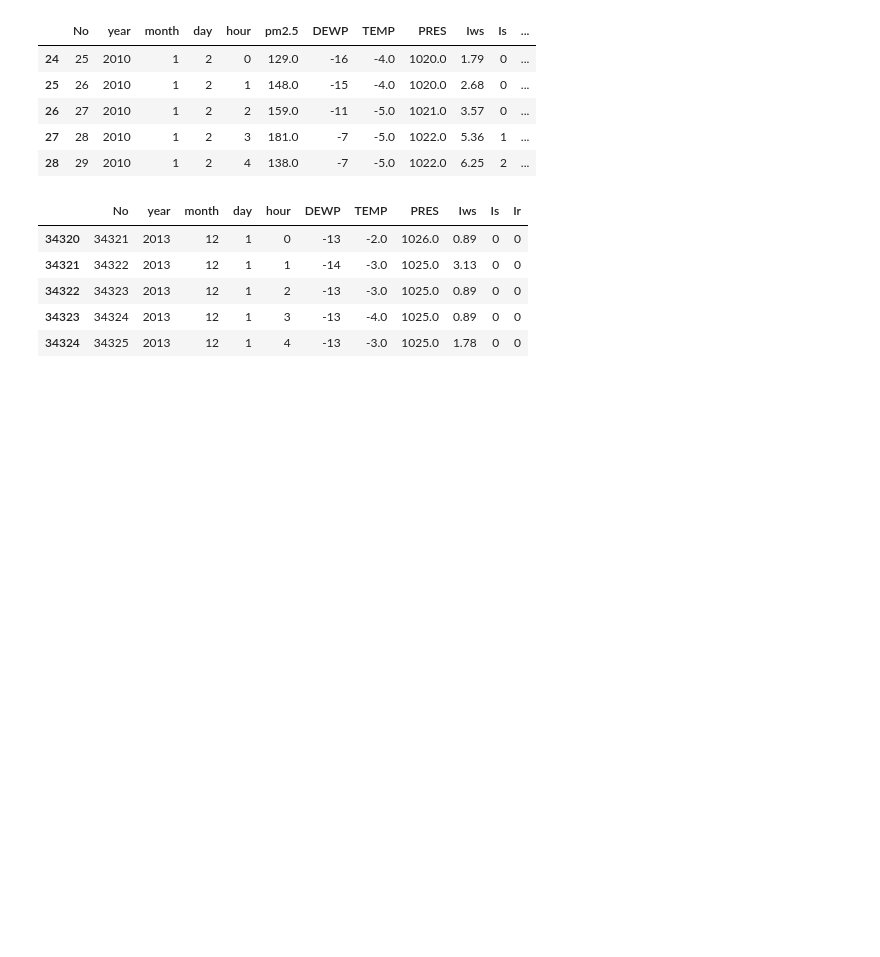
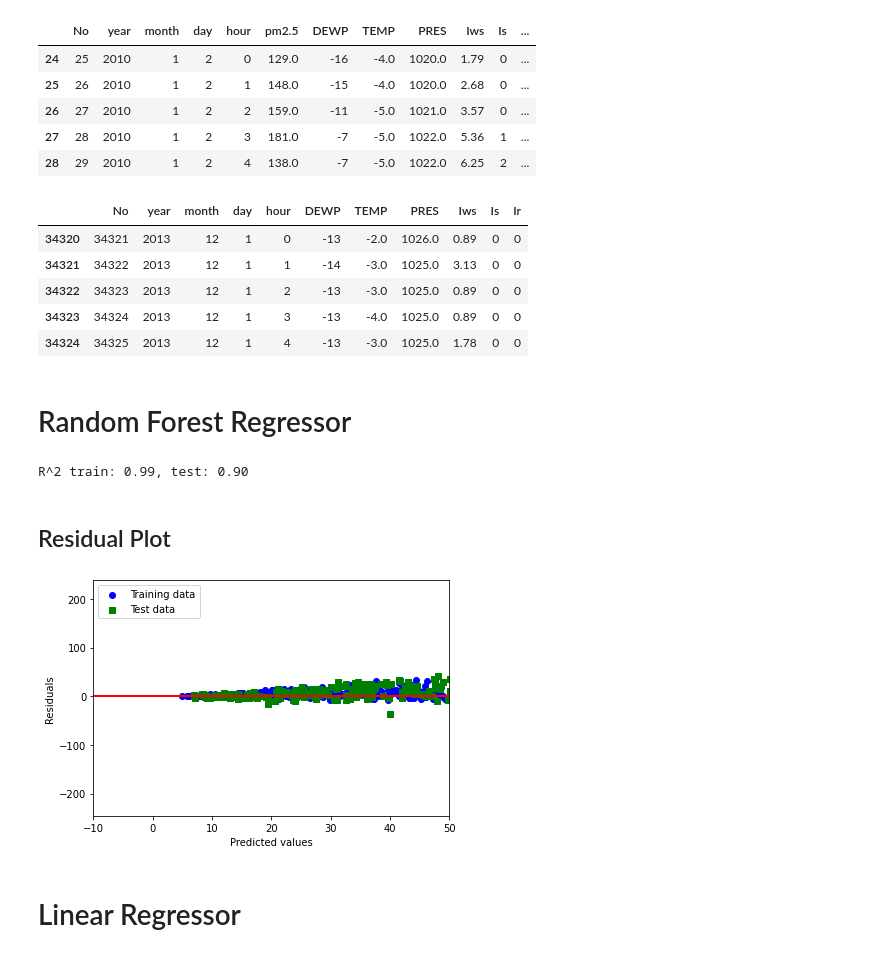
Before and after one commit to chengche6230/Deep-Learning-Course, a Jupyter notebook: Lab04/Lab04-2/Lab04-2_110065512.ipynb, the cells around one changed output. Drawn from its saved outputs; the diff is of its cells as text; code cells hidden in the pictures; blank space fills up the shorter version.

```diff
--- a/Lab04/Lab04-2/Lab04-2_110065512.ipynb
+++ b/Lab04/Lab04-2/Lab04-2_110065512.ipynb
@@ -56,0 +65,37 @@ X.head()
+# %%
+sc_x = StandardScaler()
+X_std = sc_x.fit_transform(X)
+X_train, X_test, y_train, y_test = train_test_split(
+    X_std, y, test_size=0.3, random_state=0)
+# %% [markdown]
+# Random Forest Regressor
+# %%
+forest = RandomForestRegressor(
+    n_estimators=1000, criterion='mse', random_state=1, n_jobs=-1)
+forest.fit(X_train, y_train)
+y_train_pred = forest.predict(X_train)
+y_test_pred = forest.predict(X_test)
+
+print('R^2 train: %.2f, test: %.2f' % (r2_score(y_train, y_train_pred),
+                                       r2_score(y_test, y_test_pred)))
+# %% [output]
+R^2 train: 0.99, test: 0.90
+# %% [markdown]
+## Residual Plot
+# %%
+plt.scatter(
+    y_train_pred, y_train_pred - y_train, c='blue', marker='o', label='Training data')
+plt.scatter(
+    y_test_pred, y_test_pred - y_test, c='green', marker='s', label='Test data')
+
+plt.xlabel('Predicted values')
+plt.ylabel('Residuals')
+plt.legend(loc='upper left')
+plt.hlines(y=0, xmin=-10, xmax=50, lw=2, color='red')
+plt.xlim([-10, 50])
+plt.tight_layout()
+plt.show()
+# %% [output]
+[figure, added]
+# %% [markdown]
+# Linear Regressor
```
Also changed, not shown: parts of 8 cells of this notebook.
